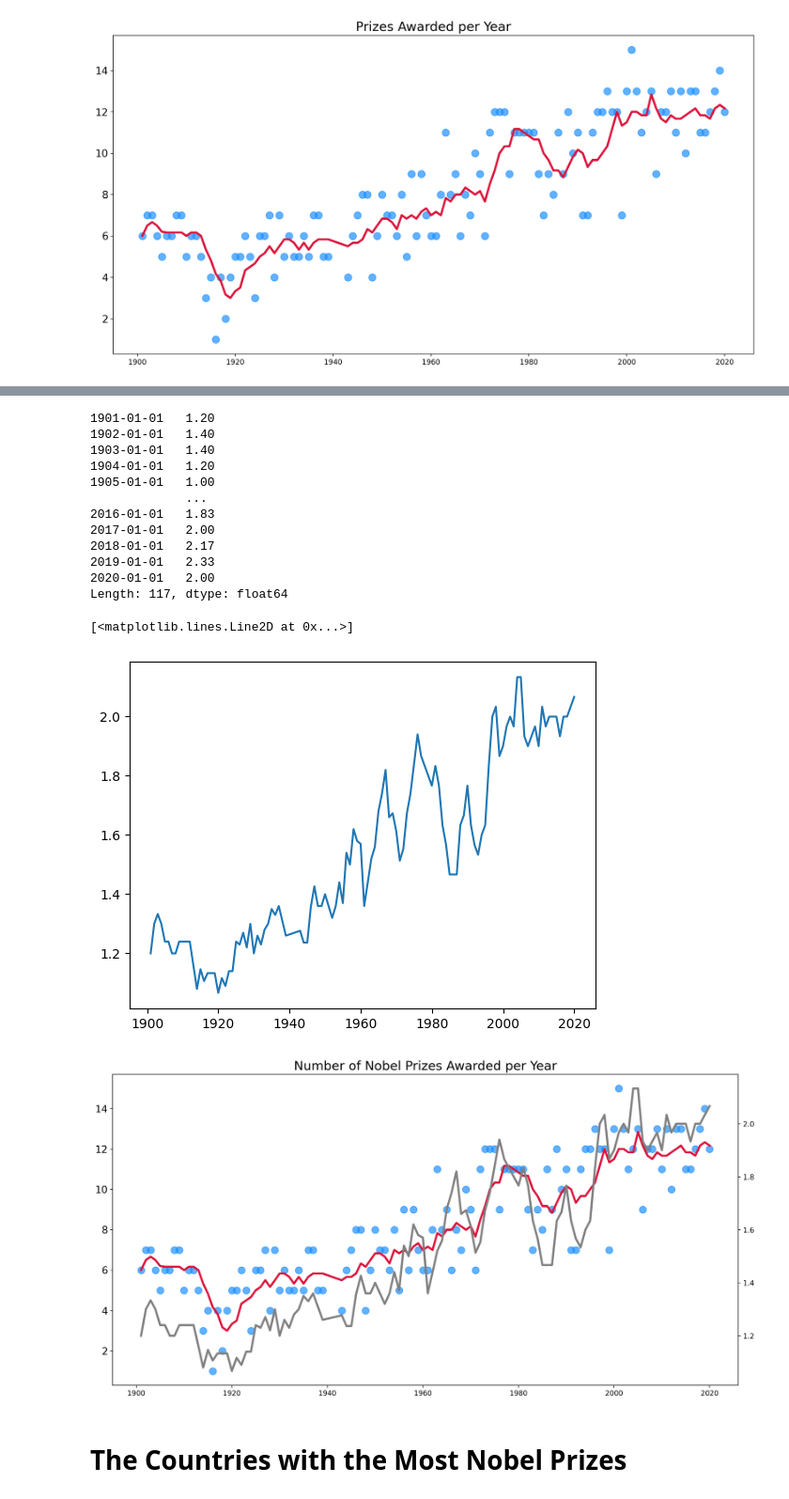
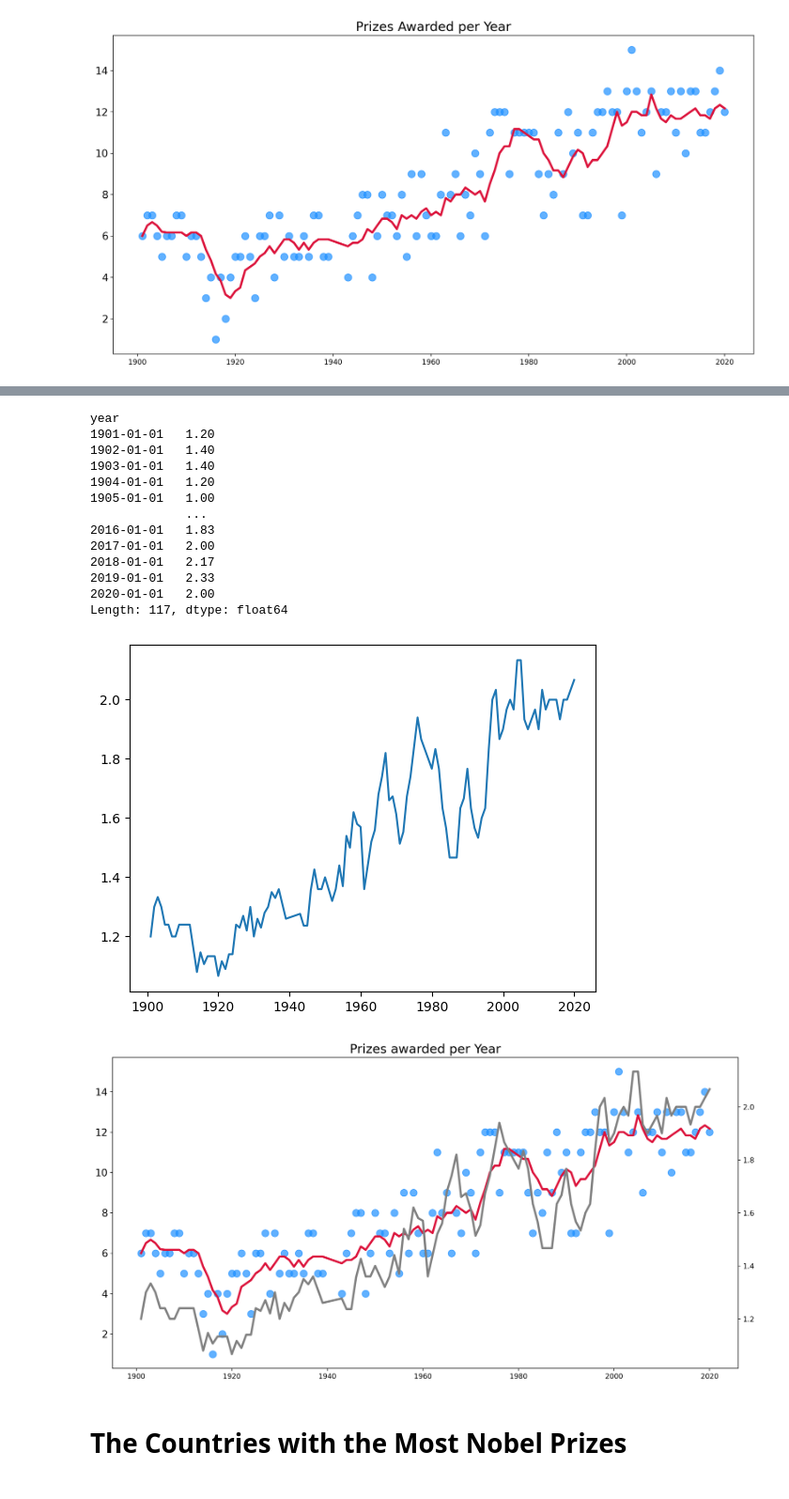
Before and after one commit to DamiTheCraftyPythonista/Data-Analysis-example-project-Nobel-Price, a Jupyter notebook: Nobel_Prize_Analysis_(start).ipynb, the cells around one changed output, grey strips where cells are left out. Shown at 94% size. Cells and saved outputs as stored; diff of their text form; code cells hidden in the pictures.

```diff
--- a/Nobel_Prize_Analysis_(start).ipynb
+++ b/Nobel_Prize_Analysis_(start).ipynb
@@ -346,8 +346,8 @@ year
 Name: count, Length: 117, dtype: int64
 # %%
 # df_data.groupby(['year', 'category']).agg({'category': pd.Series.value_counts})
-series = pd.Series(prizes_per_year)
-smoothed_series = series.rolling(window=6, min_periods=1).mean()
+yrs_series = pd.Series(prizes_per_year)
+smoothed_series = yrs_series.rolling(window=6, min_periods=1).mean()
 print(smoothed_series)
 # %% [output]
 year
@@ -405,10 +395,11 @@ df_data.head()
 # %%
-a = df_data.groupby('year').prize.nunique()
-individual_prizes = pd.Series(a)
+yearly_shares = df_data.groupby('year').prize.nunique()
+individual_prizes = pd.Series(yearly_shares)
 
-avg_winners = series / individual_prizes
+avg_winners = yrs_series / individual_prizes
 avg_winners
 # %% [output]
+year
 1901-01-01   1.20
 1902-01-01   1.40
 1903-01-01   1.40
@@ -423,41 +414,39 @@ avg_winners
 Length: 117, dtype: float64
 # %%
 smoothed_avg_winners = avg_winners.rolling(window=5, min_periods=1).mean()
-smoothed_avg_winners
+# smoothed_avg_winners
 
 plt.plot(smoothed_avg_winners.index, smoothed_avg_winners.values)
+plt.show()
 # %% [output]
-[<matplotlib.lines.Line2D at 0x...>]
 [figure]
 # %%
 plt.figure(figsize=(16,8), dpi=200)
-plt.title('Number of Nobel Prizes Awarded per Year', fontsize=18)
+plt.title('Prizes awarded per Year', fontsize=18)
 plt.yticks(fontsize=14)
 
 ax1 = plt.gca()
 ax2 = ax1.twinx()
 
-# ax2.invert_yaxis()
-
-ax1.scatter(series.index,
-           series.values,
+ax1.scatter(yrs_series.index,
+           yrs_series.values,
            c='dodgerblue',
            alpha=0.7,
            s=100,)
 
 ax1.plot(smoothed_series.index,
         smoothed_series.values,
         c='crimson',
         linewidth=3,)
 
 ax2.plot(smoothed_avg_winners.index,
          smoothed_avg_winners.values,
          linewidth=3,
          color='grey')
 
 plt.show()
 # %% [output]
-[figure, old version]
+[figure, new version]
 # %% [markdown]
 # The Countries with the Most Nobel Prizes
 # %% [markdown]
```
Also changed, not shown: parts of 5 cells of this notebook.
